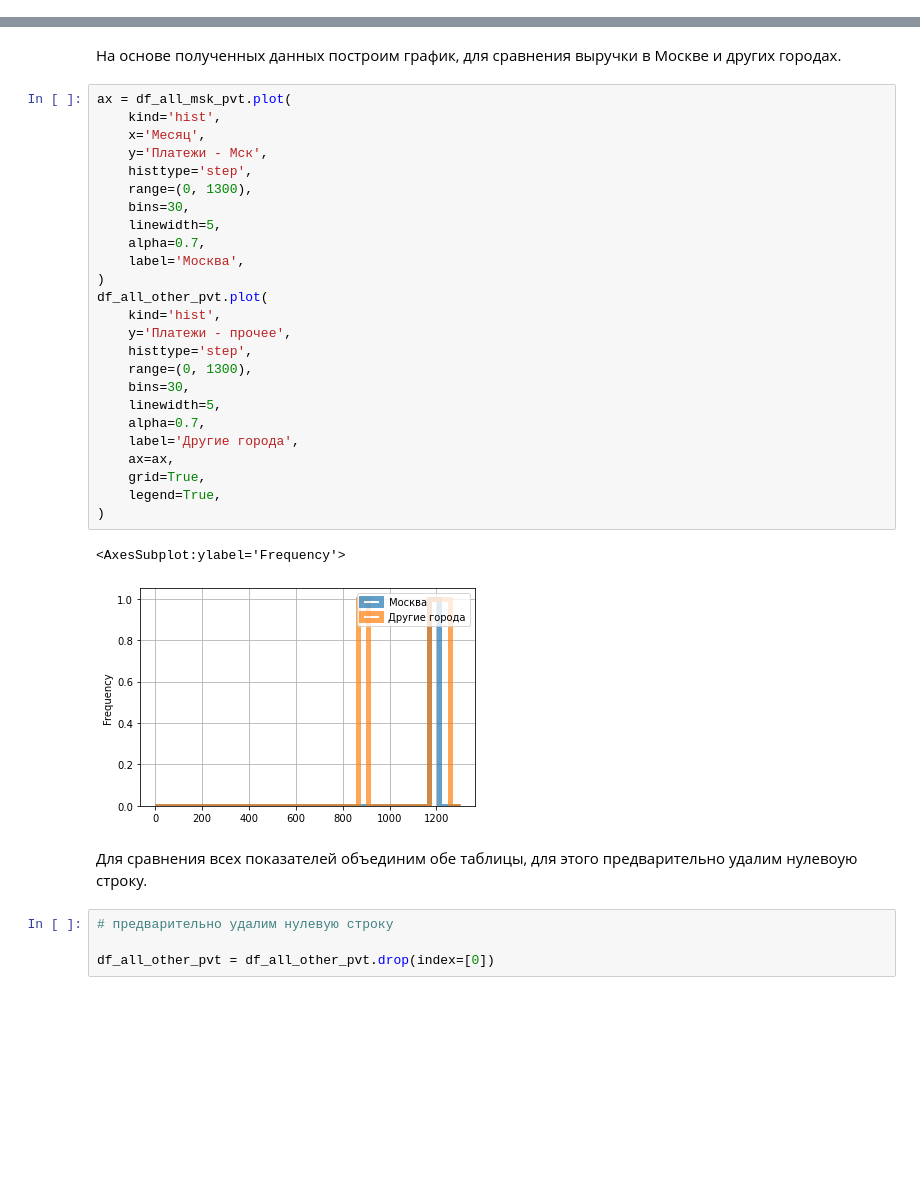
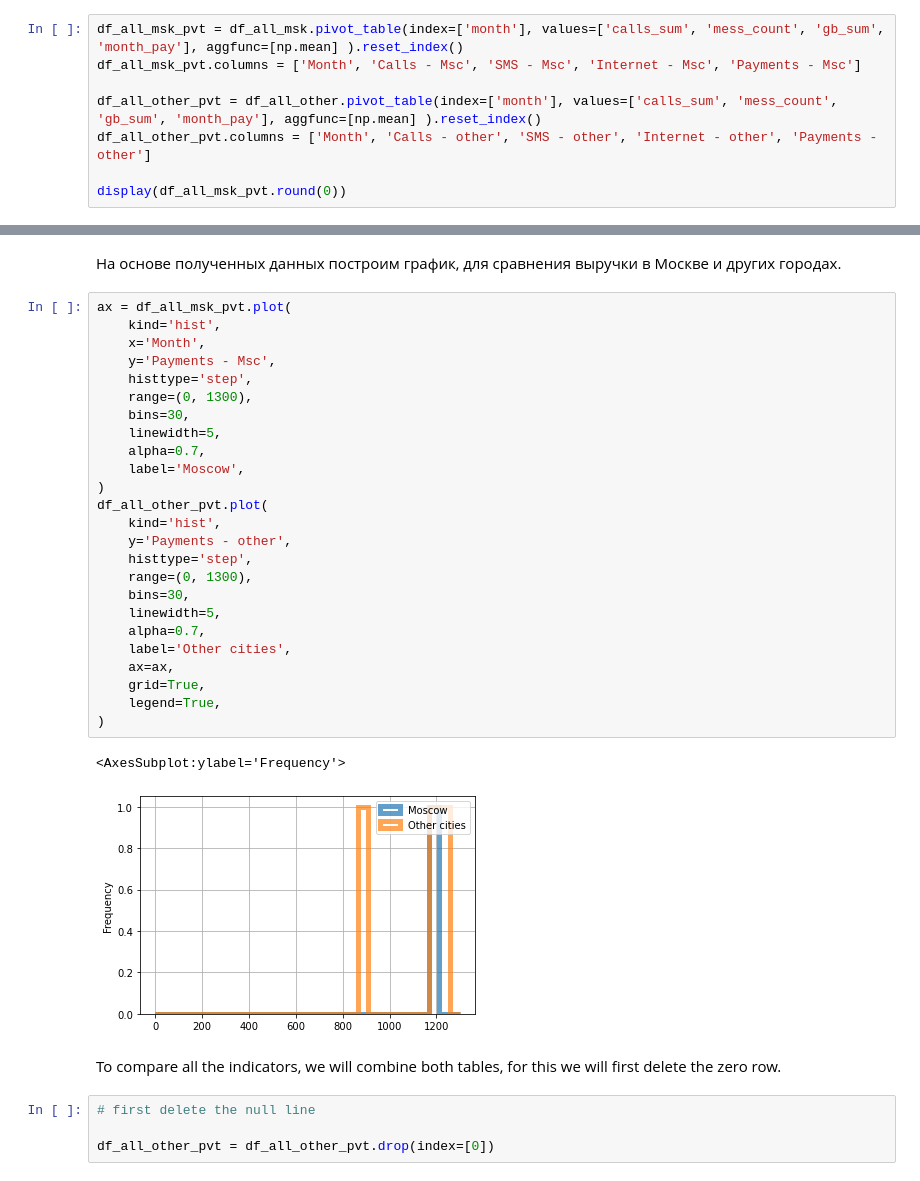
Before and after one commit to aegorovspb/yandex_data_analyst_projects_eng, a Jupyter notebook: 03_tariffs_for_telecom_companies.ipynb, the cells around one changed output, grey strips where cells are left out. Cells and saved outputs as stored; diff of their text form; blank space fills up the shorter version.

```diff
--- a/03_tariffs_for_telecom_companies.ipynb
+++ b/03_tariffs_for_telecom_companies.ipynb
@@ -1282,0 +1252,8 @@ display(df_all_msk_pvt.round(0))
+# %%
+df_all_msk_pvt = df_all_msk.pivot_table(index=['month'], values=['calls_sum', 'mess_count', 'gb_sum', 'month_pay'], aggfunc=[np.mean] ).reset_index()
+df_all_msk_pvt.columns = ['Month', 'Calls - Msc', 'SMS - Msc', 'Internet - Msc', 'Payments - Msc']
+
+df_all_other_pvt = df_all_other.pivot_table(index=['month'], values=['calls_sum', 'mess_count', 'gb_sum', 'month_pay'], aggfunc=[np.mean] ).reset_index()
+df_all_other_pvt.columns = ['Month', 'Calls - other', 'SMS - other', 'Internet - other', 'Payments - other']
+
+display(df_all_msk_pvt.round(0))
@@ -1303,35 +1294,35 @@ display(df_all_other_pvt.round(0))
 # %%
 ax = df_all_msk_pvt.plot(
     kind='hist',
-    x='Месяц',
-    y='Платежи - Мск',
+    x='Month',
+    y='Payments - Msc',
     histtype='step',
     range=(0, 1300),
     bins=30,
     linewidth=5,
     alpha=0.7,
-    label='Москва',
+    label='Moscow',
 )
 df_all_other_pvt.plot(
     kind='hist',
-    y='Платежи - прочее',
+    y='Payments - other',
     histtype='step',
     range=(0, 1300),
     bins=30,
     linewidth=5,
     alpha=0.7,
-    label='Другие города',
+    label='Other cities',
     ax=ax,
     grid=True,
     legend=True,
 )
 # %% [output]
 <AxesSubplot:ylabel='Frequency'>
-[figure, old version]
+[figure, new version]
-# %% [markdown]
-Для сравнения всех показателей объединим обе таблицы, для этого предварительно удалим нулевоую строку.
+# %% [markdown]
+To compare all the indicators, we will combine both tables, for this we will first delete the zero row.
 # %%
-# предварительно удалим нулевую строку
+# first delete the null line
 
 df_all_other_pvt = df_all_other_pvt.drop(index=[0])
 # %%
```
Also changed, not shown: parts of 258 cells of this notebook, 1 other file.
